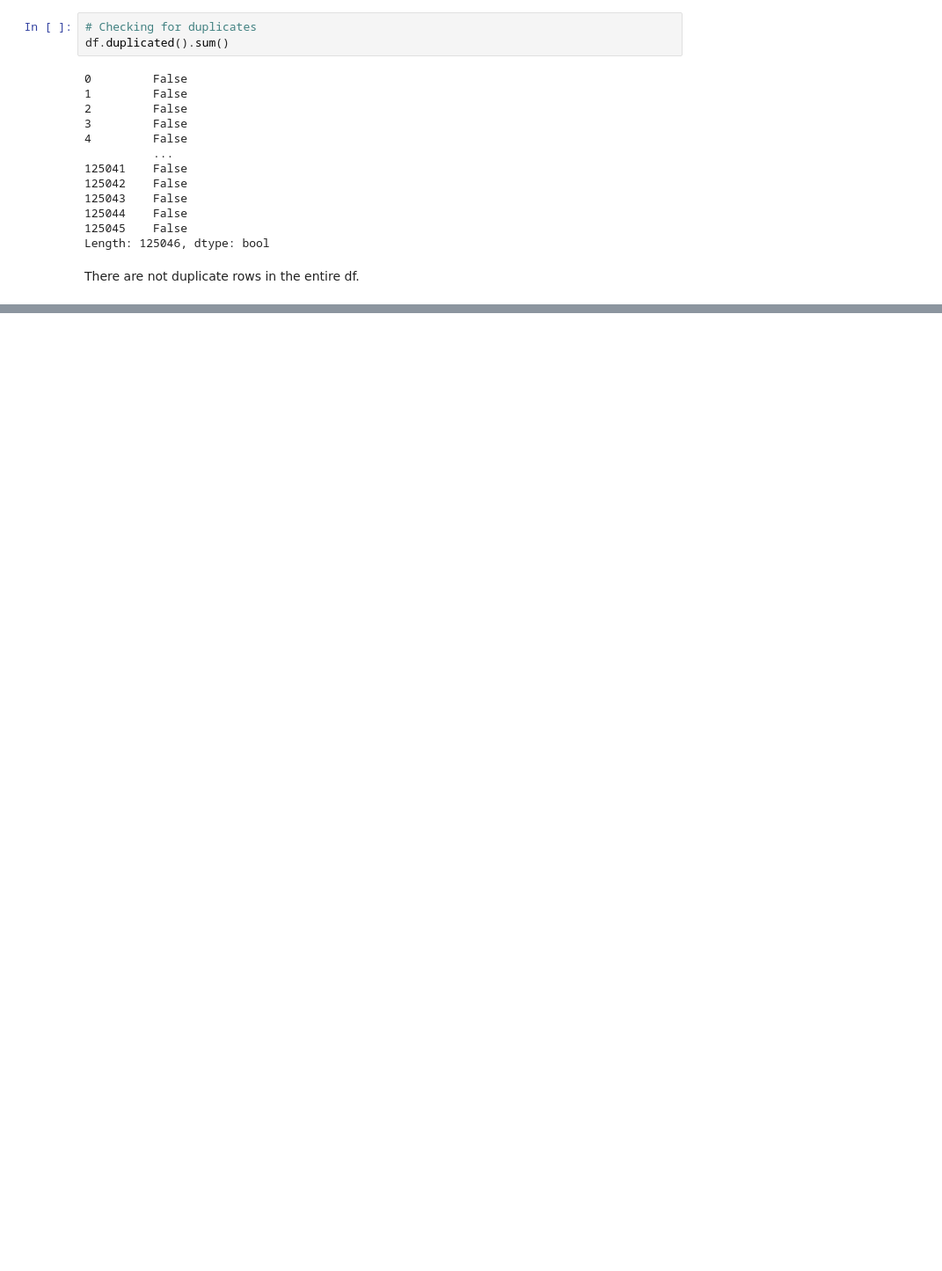
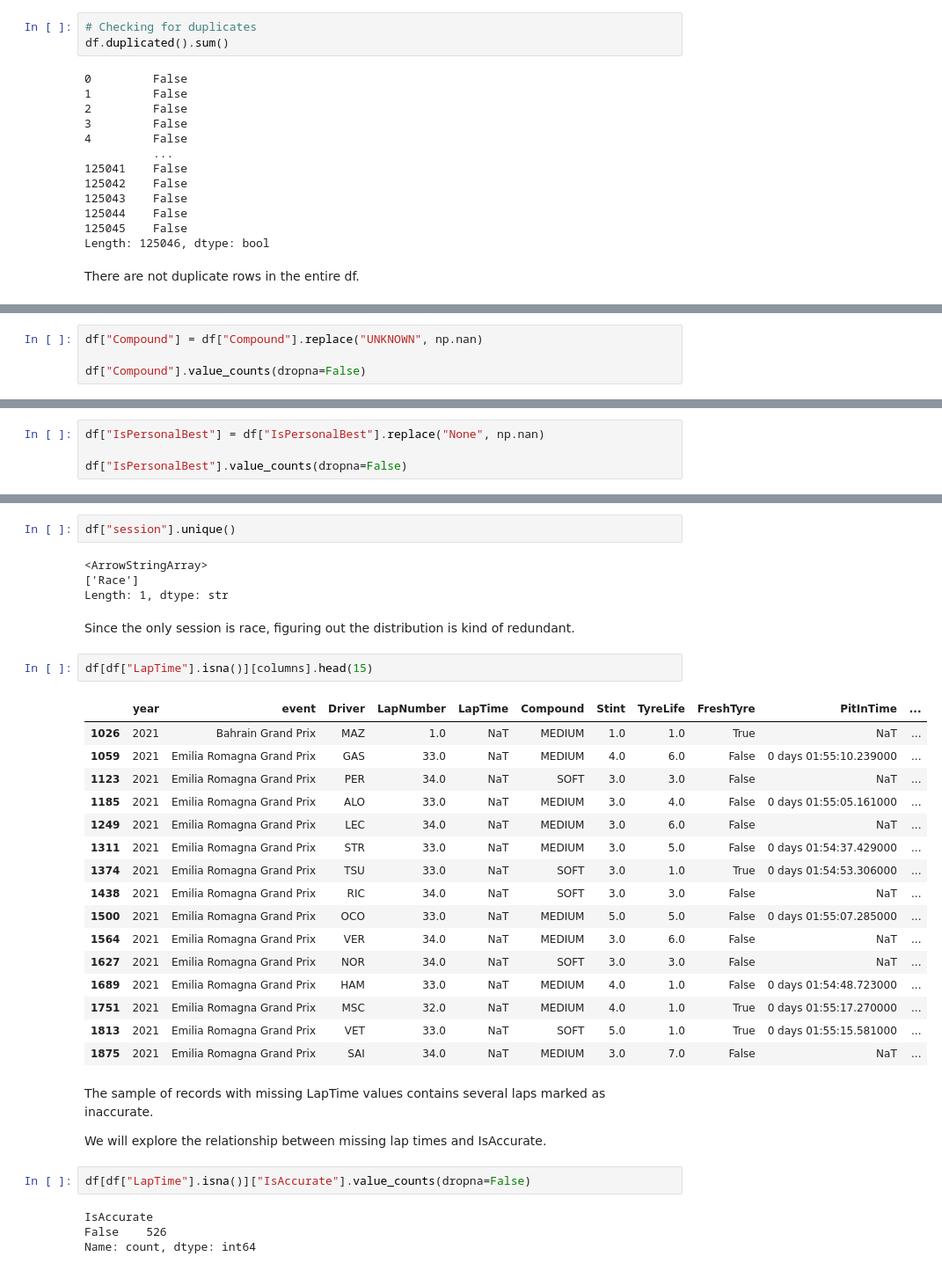
Before and after one commit to Shaun-Okwuosa/Capstone, a Jupyter notebook: notebooks/02_cleaning_laps.ipynb, the cells around one changed output, grey strips where cells are left out. Shown at 88% size. Saved outputs shown, nothing was run; the diff lists cells and outputs as text; blank space fills up the shorter version.

Commit message:
Race control cleaning and EDA

```diff
--- a/notebooks/02_cleaning_laps.ipynb
+++ b/notebooks/02_cleaning_laps.ipynb
@@ -156,0 +327,4 @@ There are not duplicate rows in the entire df.
+# %%
+df["Compound"] = df["Compound"].replace("UNKNOWN", np.nan)
+
+df["Compound"].value_counts(dropna=False)
@@ -156,0 +356,4 @@ There are not duplicate rows in the entire df.
+# %%
+df["IsPersonalBest"] = df["IsPersonalBest"].replace("None", np.nan)
+
+df["IsPersonalBest"].value_counts(dropna=False)
@@ -156,0 +384,37 @@ There are not duplicate rows in the entire df.
+# %%
+df["session"].unique()
+# %% [output]
+<ArrowStringArray>
+['Race']
+Length: 1, dtype: str
+# %% [markdown]
+Since the only session is race, figuring out the distribution is kind of redundant.
+# %%
+df[df["LapTime"].isna()][columns].head(15)
+# %% [output]
+|  | year | event | Driver | LapNumber | LapTime | Compound | Stint | TyreLife | FreshTyre | PitInTime | ... |
+| 1026 | 2021 | Bahrain Grand Prix | MAZ | 1.0 | NaT | MEDIUM | 1.0 | 1.0 | True | NaT | ... |
+| 1059 | 2021 | Emilia Romagna Grand Prix | GAS | 33.0 | NaT | MEDIUM | 4.0 | 6.0 | False | 0 days 01:55:10.239000 | ... |
+| 1123 | 2021 | Emilia Romagna Grand Prix | PER | 34.0 | NaT | SOFT | 3.0 | 3.0 | False | NaT | ... |
+| 1185 | 2021 | Emilia Romagna Grand Prix | ALO | 33.0 | NaT | MEDIUM | 3.0 | 4.0 | False | 0 days 01:55:05.161000 | ... |
+| 1249 | 2021 | Emilia Romagna Grand Prix | LEC | 34.0 | NaT | MEDIUM | 3.0 | 6.0 | False | NaT | ... |
+| 1311 | 2021 | Emilia Romagna Grand Prix | STR | 33.0 | NaT | MEDIUM | 3.0 | 5.0 | False | 0 days 01:54:37.429000 | ... |
+| 1374 | 2021 | Emilia Romagna Grand Prix | TSU | 33.0 | NaT | SOFT | 3.0 | 1.0 | True | 0 days 01:54:53.306000 | ... |
+| 1438 | 2021 | Emilia Romagna Grand Prix | RIC | 34.0 | NaT | SOFT | 3.0 | 3.0 | False | NaT | ... |
+| 1500 | 2021 | Emilia Romagna Grand Prix | OCO | 33.0 | NaT | MEDIUM | 5.0 | 5.0 | False | 0 days 01:55:07.285000 | ... |
+| 1564 | 2021 | Emilia Romagna Grand Prix | VER | 34.0 | NaT | MEDIUM | 3.0 | 6.0 | False | NaT | ... |
+| 1627 | 2021 | Emilia Romagna Grand Prix | NOR | 34.0 | NaT | SOFT | 3.0 | 3.0 | False | NaT | ... |
+| 1689 | 2021 | Emilia Romagna Grand Prix | HAM | 33.0 | NaT | MEDIUM | 4.0 | 1.0 | False | 0 days 01:54:48.723000 | ... |
+| 1751 | 2021 | Emilia Romagna Grand Prix | MSC | 32.0 | NaT | MEDIUM | 4.0 | 1.0 | True | 0 days 01:55:17.270000 | ... |
+| 1813 | 2021 | Emilia Romagna Grand Prix | VET | 33.0 | NaT | SOFT | 5.0 | 1.0 | True | 0 days 01:55:15.581000 | ... |
+| 1875 | 2021 | Emilia Romagna Grand Prix | SAI | 34.0 | NaT | MEDIUM | 3.0 | 7.0 | False | NaT | ... |
+# %% [markdown]
+The sample of records with missing LapTime values contains several laps marked as inaccurate.
+
+We will explore the relationship between missing lap times and IsAccurate.
+# %%
+df[df["LapTime"].isna()]["IsAccurate"].value_counts(dropna=False)
+# %% [output]
+IsAccurate
+False    526
+Name: count, dtype: int64
```
Also changed, not shown: parts of 67 cells of this notebook, 4 other files.
